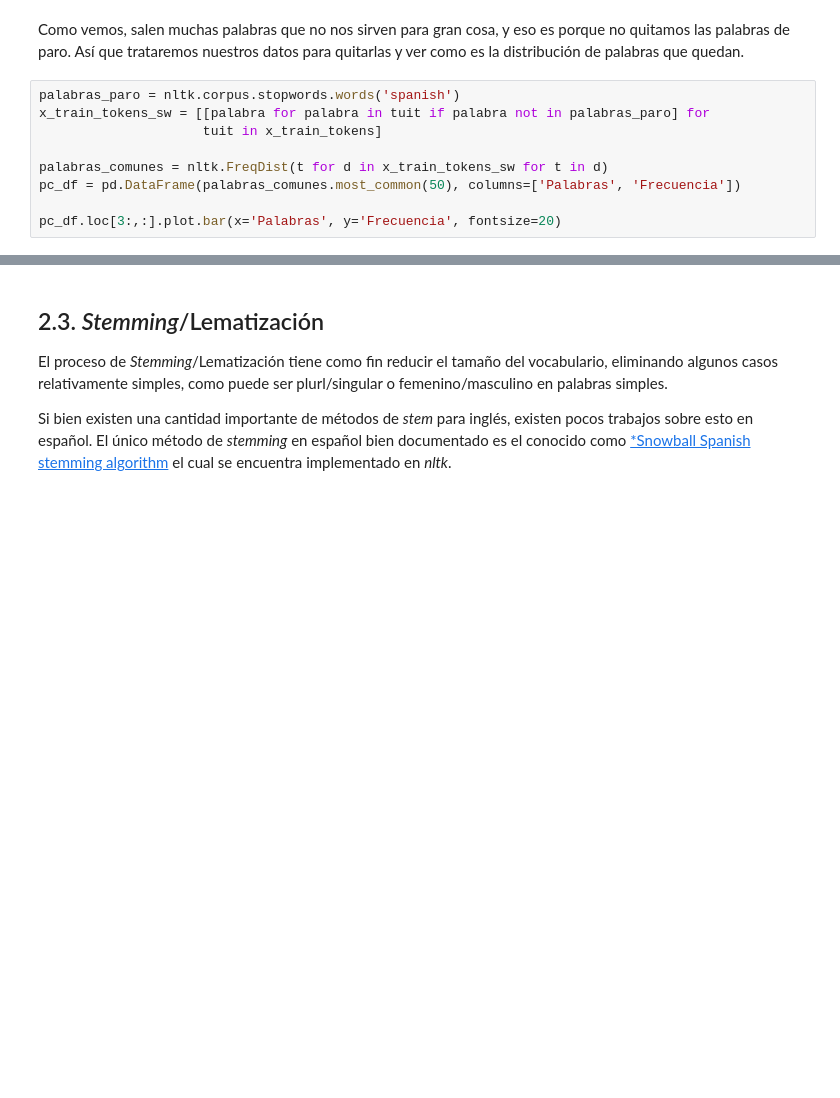
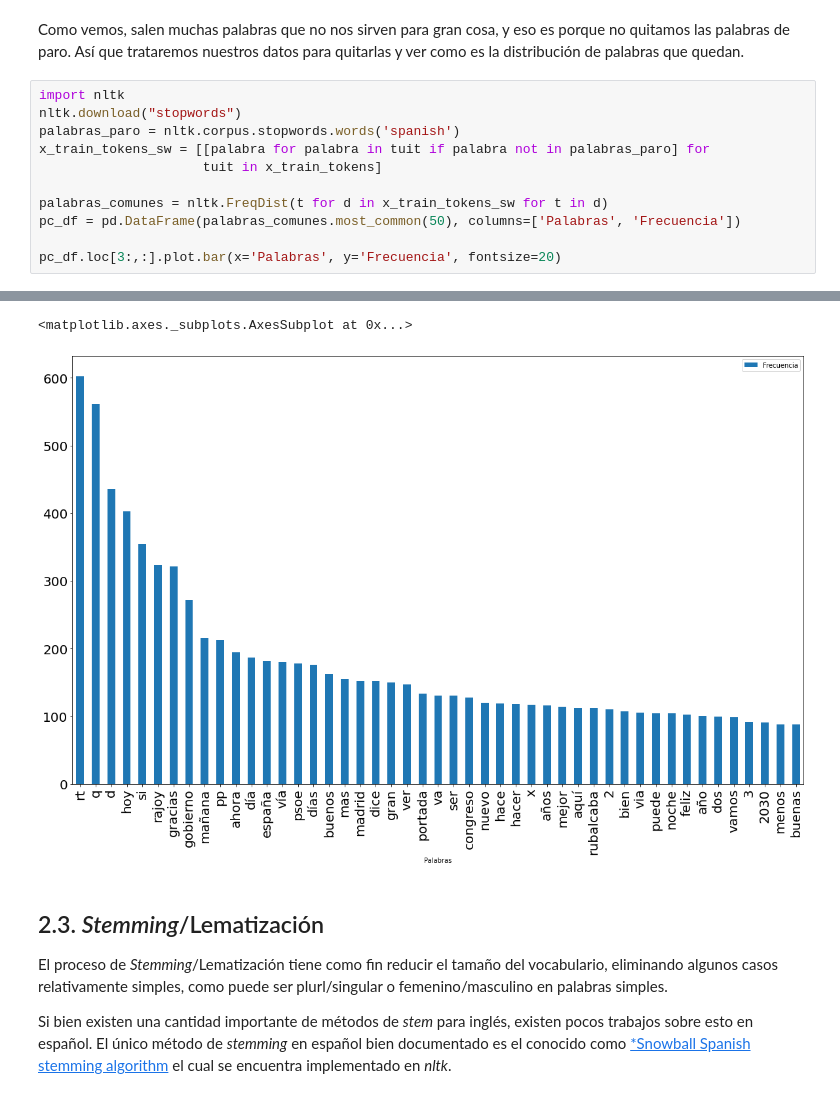
Before and after one commit to moodymcfly/ing-caracteristicas, a Jupyter notebook: tratamiento texto/procesamiento de texto.ipynb, the cells around one changed output, grey strips where cells are left out. Cells and saved outputs as stored; diff of their text form; blank space fills up the shorter version.

```diff
--- a/tratamiento texto/procesamiento de texto.ipynb
+++ b/tratamiento texto/procesamiento de texto.ipynb
@@ -340,6 +376,8 @@ pc_df.loc[3:,:].plot.bar(x='Palabras', y='Frecuencia', fontsize=20)
 # %% [markdown]
 Como vemos, salen muchas palabras que no nos sirven para gran cosa, y eso es porque no quitamos las palabras de paro. Así que trataremos nuestros datos para quitarlas y ver como es la distribución de palabras que quedan.
 # %%
+import nltk
+nltk.download("stopwords")
 palabras_paro = nltk.corpus.stopwords.words('spanish')
 x_train_tokens_sw = [[palabra for palabra in tuit if palabra not in palabras_paro] for
                      tuit in x_train_tokens]
@@ -348,3 +386,4 @@ palabras_comunes = nltk.FreqDist(t for d in x_train_tokens_sw for t in d)
 pc_df = pd.DataFrame(palabras_comunes.most_common(50), columns=['Palabras', 'Frecuencia'])
 
 pc_df.loc[3:,:].plot.bar(x='Palabras', y='Frecuencia', fontsize=20)
+# %% [output]
@@ -351,3 +393,5 @@ pc_df.loc[3:,:].plot.bar(x='Palabras', y='Frecuencia', fontsize=20)
+<matplotlib.axes._subplots.AxesSubplot at 0x...>
+[figure, added]
 # %% [markdown]
 ## 2.3. *Stemming*/Lematización
 
```
Also changed, not shown: parts of 10 cells of this notebook.
